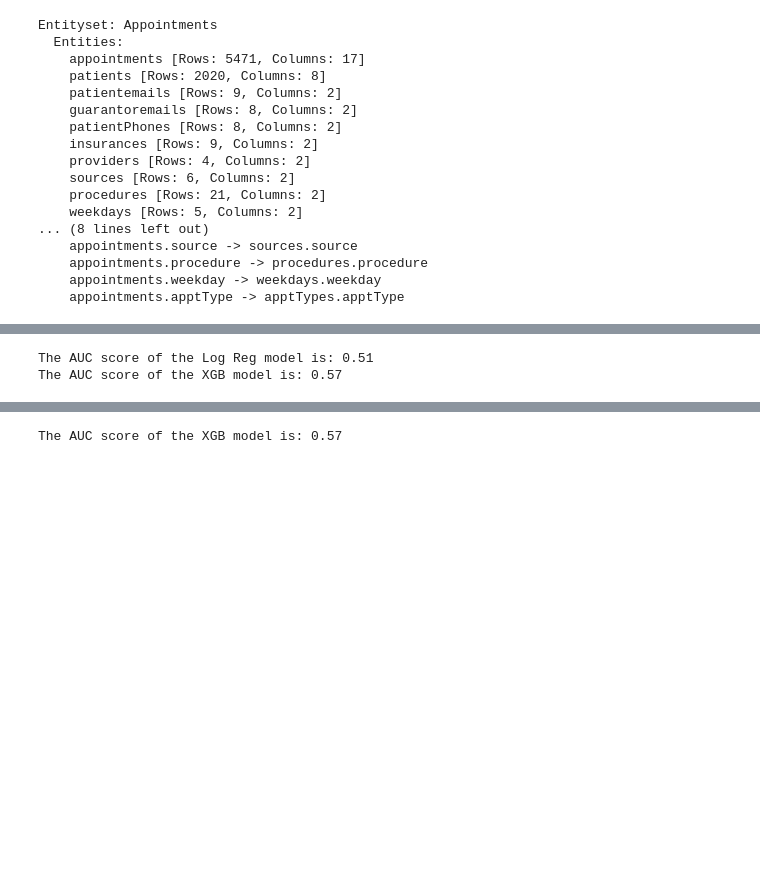
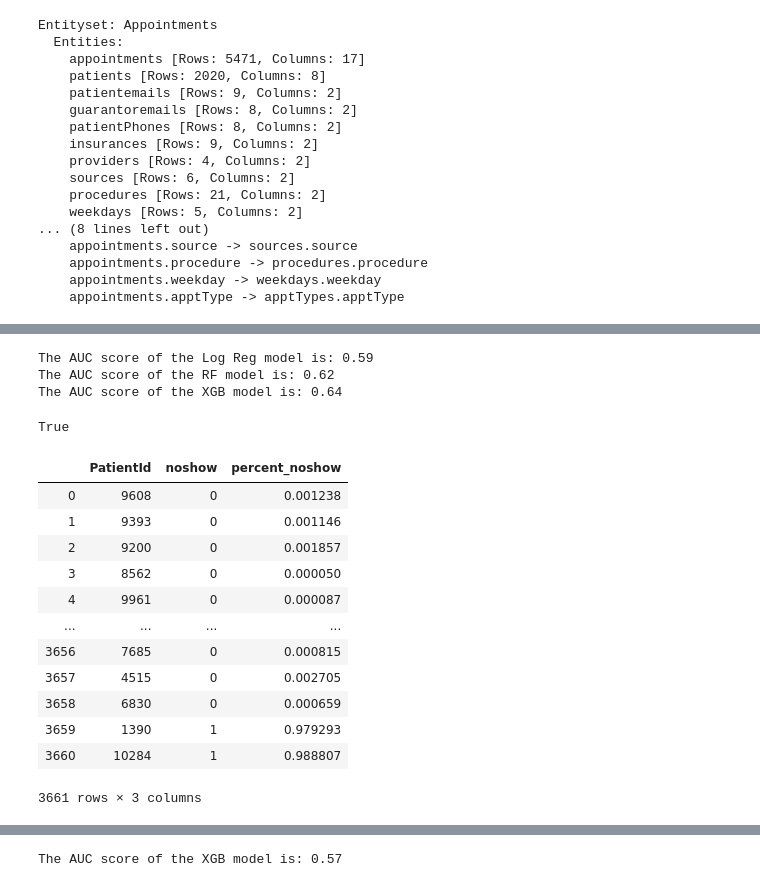
Before and after one commit to TheBeeGuy/No_show_patience, a Jupyter notebook: Ma_Insight_19_06.ipynb, the cells around one changed output, grey strips where cells are left out. Cells and saved outputs as stored; diff of their text form; code cells hidden in the pictures; blank space fills up the shorter version.

```diff
--- a/Ma_Insight_19_06.ipynb
+++ b/Ma_Insight_19_06.ipynb
@@ -299,7 +184,9 @@ model_xgb = (XGBClassifier(n_estimators=1914, max_depth = 25, eta = 0.15076, sub
 y_pred_model_xgb = model_xgb.predict_proba(X_test)
 # %%
 print("The AUC score of the Log Reg model is: " + str(np.round(roc_auc_score(y_test,pd.DataFrame(y_pred_model_log)[1]),2)))
+print("The AUC score of the RF model is: " + str(np.round(roc_auc_score(y_test,pd.DataFrame(y_pred_model_rf)[1]),2)))
 print("The AUC score of the XGB model is: " + str(np.round(roc_auc_score(y_test,pd.DataFrame(y_pred_model_xgb)[1]),2)))
 # %% [output]
-The AUC score of the Log Reg model is: 0.51
-The AUC score of the XGB model is: 0.57
+The AUC score of the Log Reg model is: 0.59
+The AUC score of the RF model is: 0.62
+The AUC score of the XGB model is: 0.64
@@ -305,0 +196,24 @@ The AUC score of the XGB model is: 0.57
+# %%
+##are all indexes the same
+same_index = y_train.index == X_train.index
+same_index.all()
+# %% [output]
+True
+# %%
+#sanity check. where to call it no shows?
+table = pd.concat([X_train['PatientId'].reset_index(drop=True), y_train.reset_index(drop=True), train_percent_noshow.reset_index(drop=True)], axis=1)
+table
+# %% [output]
+|  | PatientId | noshow | percent_noshow |
+| 0 | 9608 | 0 | 0.001238 |
+| 1 | 9393 | 0 | 0.001146 |
+| 2 | 9200 | 0 | 0.001857 |
+| 3 | 8562 | 0 | 0.000050 |
+| 4 | 9961 | 0 | 0.000087 |
+| ... | ... | ... | ... |
+| 3656 | 7685 | 0 | 0.000815 |
+| 3657 | 4515 | 0 | 0.002705 |
+| 3658 | 6830 | 0 | 0.000659 |
+| 3659 | 1390 | 1 | 0.979293 |
+| 3660 | 10284 | 1 | 0.988807 |
+3661 rows × 3 columns
```
Also changed, not shown: parts of 26 cells of this notebook, 4 other files.
